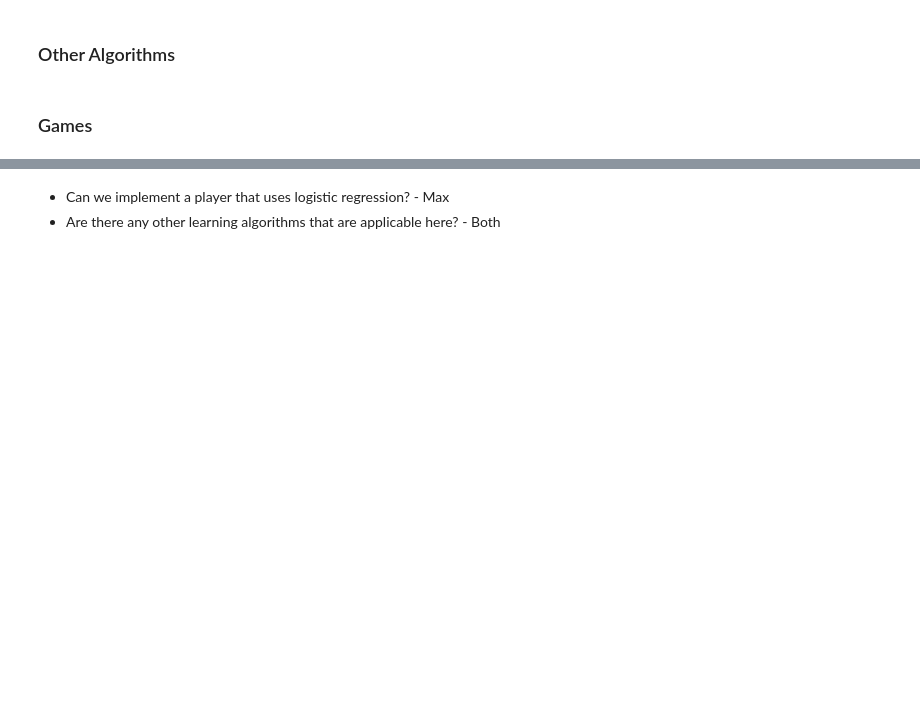
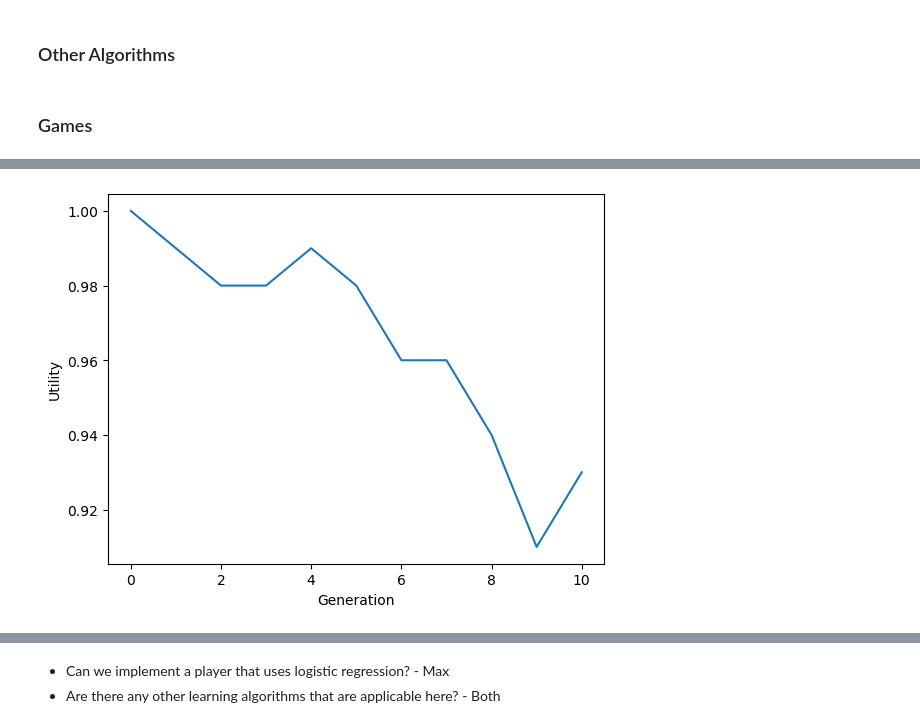
Before and after one commit to maxb00/Emergence-of-Vagueness, a Jupyter notebook: lichtman.ipynb, the cells around one changed output, grey strips where cells are left out. Saved outputs shown, nothing was run; the diff lists cells and outputs as text; code cells hidden in the pictures; blank space fills up the shorter version.

```diff
--- a/lichtman.ipynb
+++ b/lichtman.ipynb
@@ -180,3 +205,11 @@ class MLPPlayer(Player):
+# %%
+def plot_utility(player_stack, policy):
+    player_stack = player_stack[:-1]
+    utils = [x.utility(policy) for x in player_stack]
+    plt.plot(utils)
+    plt.xlabel("Generation")
+    plt.ylabel("Utility")
+    plt.show()
 # %% [markdown]
 ### Games
 # %%
@@ -237,0 +287,4 @@ Completed generation 2
+# %%
+plot_utility(K_player_stack, inital_policy)
+# %% [output]
+[figure, added]
```
Also changed, not shown: parts of 18 cells of this notebook.
